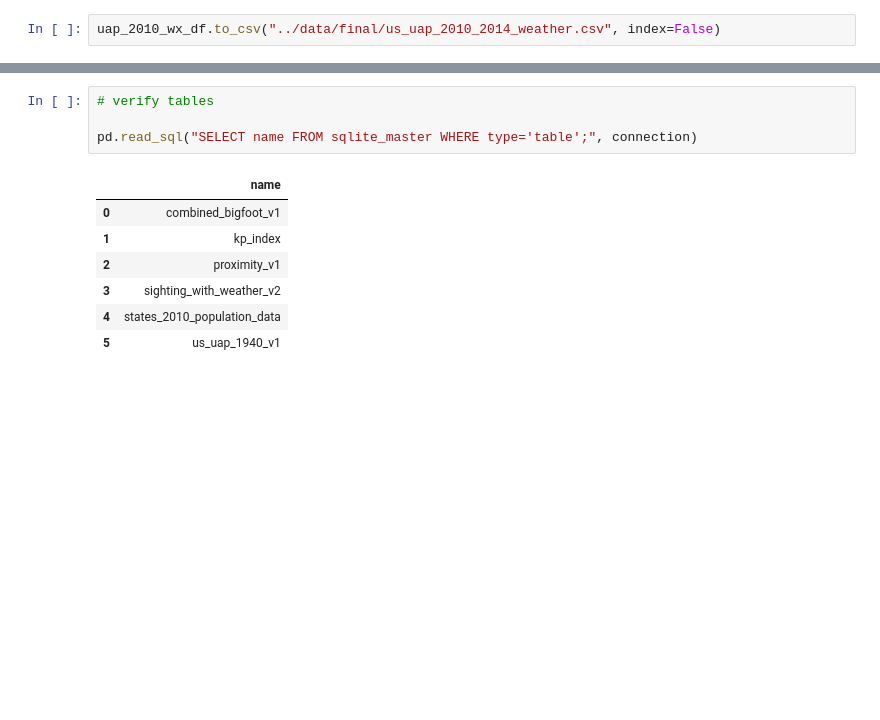
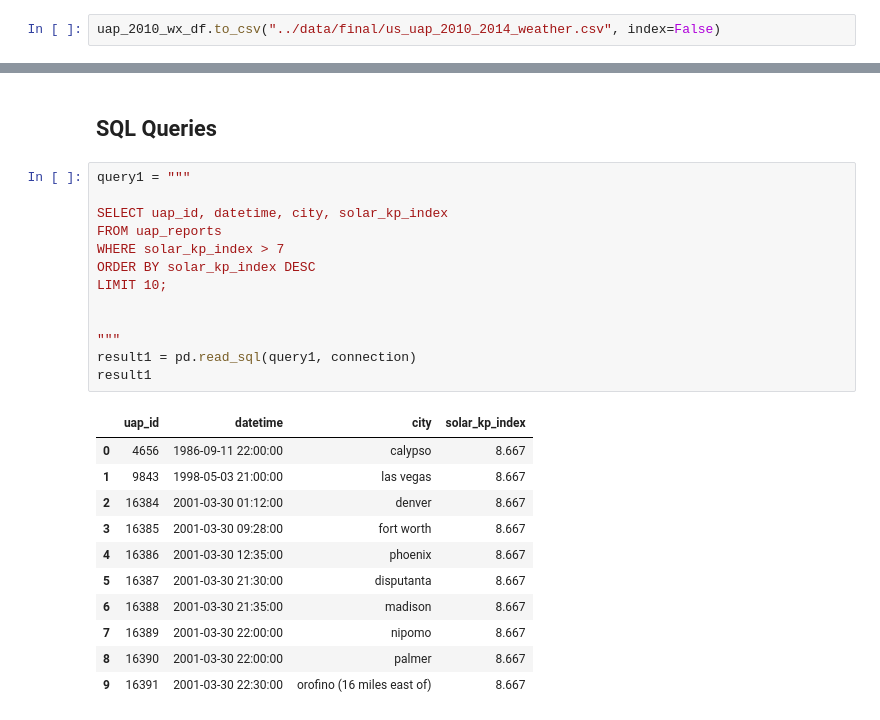
Before and after one commit to wslider/anomalous-sightings-archive, a Jupyter notebook: notebooks/complete_analysis_combined.ipynb, the cells around one changed output, grey strips where cells are left out. Saved outputs shown, nothing was run; the diff lists cells and outputs as text; blank space fills up the shorter version.

Commit message:
created SQLite database in data/sql/anomalous_sightings.bd + first test query

```diff
--- a/notebooks/complete_analysis_combined.ipynb
+++ b/notebooks/complete_analysis_combined.ipynb
@@ -161,12 +315,27 @@ for file_path in processed_data_folder.iterdir():
-# %%
-# verify tables
-
-pd.read_sql("SELECT name FROM sqlite_master WHERE type='table';", connection)
-# %% [output]
-|  | name |
-| 0 | combined_bigfoot_v1 |
-| 1 | kp_index |
-| 2 | proximity_v1 |
-| 3 | sighting_with_weather_v2 |
-| 4 | states_2010_population_data |
-| 5 | us_uap_1940_v1 |
+# %% [markdown]
+## SQL Queries
+# %%
+query1 = """
+
+SELECT uap_id, datetime, city, solar_kp_index
+FROM uap_reports
+WHERE solar_kp_index > 7
+ORDER BY solar_kp_index DESC
+LIMIT 10;
+
+
+"""
+result1 = pd.read_sql(query1, connection)
+result1
+# %% [output]
+|  | uap_id | datetime | city | solar_kp_index |
+| 0 | 4656 | 1986-09-11 22:00:00 | calypso | 8.667 |
+| 1 | 9843 | 1998-05-03 21:00:00 | las vegas | 8.667 |
+| 2 | 16384 | 2001-03-30 01:12:00 | denver | 8.667 |
+| 3 | 16385 | 2001-03-30 09:28:00 | fort worth | 8.667 |
+| 4 | 16386 | 2001-03-30 12:35:00 | phoenix | 8.667 |
+| 5 | 16387 | 2001-03-30 21:30:00 | disputanta | 8.667 |
+| 6 | 16388 | 2001-03-30 21:35:00 | madison | 8.667 |
+| 7 | 16389 | 2001-03-30 22:00:00 | nipomo | 8.667 |
+| 8 | 16390 | 2001-03-30 22:00:00 | palmer | 8.667 |
+| 9 | 16391 | 2001-03-30 22:30:00 | orofino (16 miles east of) | 8.667 |
```
Also changed, not shown: parts of 6 cells of this notebook, 7 other files.
